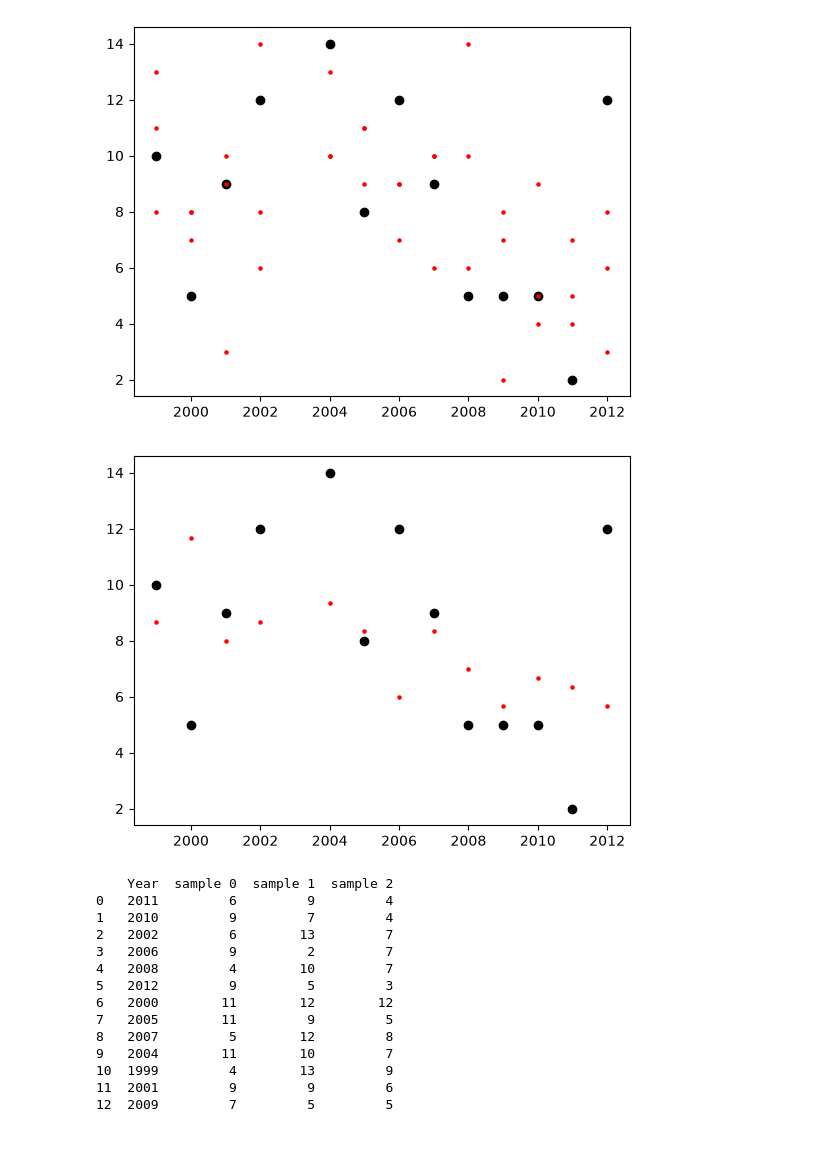
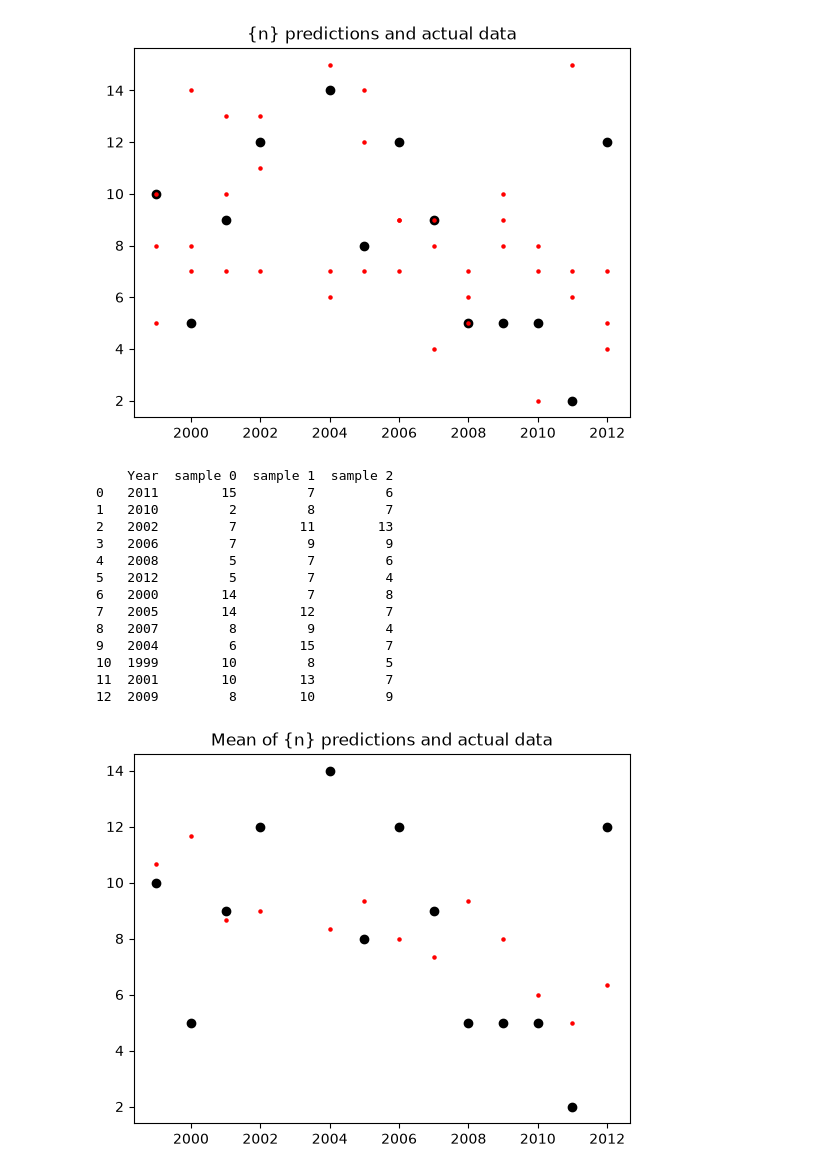
Before and after one commit to Lukeking01/Temporary_Bern02, a Jupyter notebook: Generalised_linear_models.ipynb, the cells around one changed output. Drawn from its saved outputs; the diff is of its cells as text; code cells hidden in the pictures; blank space fills up the shorter version.

```diff
--- a/Generalised_linear_models.ipynb
+++ b/Generalised_linear_models.ipynb
@@ -61,65 +61,71 @@ def prediction(year,n=1):
     for y in year:
         pred = single_prediction(y,n)
         preds.append(pred)
     return np.array(preds)
 
 
 # Scatter plot of actual values
 actual_ys = Years*max_year
 
 ys = np.linspace(1999,2012,50)
 
 def scatter_many(years,n):
     '''
     Scatter plot of actual values and predicted values, for n samples
     '''
-    plt.scatter(actual_ys,counts,c="Black")
+    plt.scatter(actual_ys,counts,c="Black", label = "Actual data")
     predictions = prediction(years,n)
     for _ in range(n):
-        plt.scatter(years,predictions[:,_],c="Red",s=5)
+        plt.scatter(years,predictions[:,_],c="Red",s=5, label = "Predictions")
+
+    plt.title("{n} predictions and actual data")
     plt.savefig(folder_path + "Poisson.jpeg")
-    plt.show()
-
-    data = {}
-    for i in range(n):
-        data[f"sample {i}"] = predictions[:,i]
-    pd.DataFrame(data).to_csv(folder_path + "Poisson_regression_sampels.csv", index = False)
-
-def scatter_mean(years,n):
-    '''
-    Scatter plot of actual values and mean of predicted values, for n samples
-    '''
-    plt.scatter(actual_ys,counts,c="Black")
-    predictions = prediction(years,n)
-    means = np.mean(predictions, axis=1)
-
-    plt.scatter(years,means,c="Red",s=5)
-    plt.savefig(folder_path + "Poisson_mean.jpeg")
     plt.show()
 
     data = {}
     data["Year"] = [int(year) for year in years]
     for i in range(n):
         data[f"sample {i}"] = predictions[:,i]
     pd.DataFrame(data).to_csv(folder_path + "Poisson_regression_sampels.csv", index = False)
     print(pd.DataFrame(data))
 
+def scatter_mean(years,n):
+    '''
+    Scatter plot of actual values and mean of predicted values, for n samples
+    '''
+    plt.scatter(actual_ys,counts,c="Black", label = "Actual data")
+    predictions = prediction(years,n)
+    means = np.mean(predictions, axis=1)
+
+    plt.scatter(years,means,c="Red",s=5, label = "Predictions")
+    plt.title("Mean of {n} predictions and actual data")
+    plt.savefig(folder_path + "Poisson_mean.jpeg")
+    plt.show()
+
+    data = {}
+    data["Year"] = [int(year) for year in years]
+    data["Mean"] = means
+    for i in range(n):
+        data[f"sample {i}"] = predictions[:,i]
+    pd.DataFrame(data).to_csv(folder_path + "Poisson_regression_sampels.csv", index = False)
+    print(pd.DataFrame(data))
+
 scatter_many(actual_ys,3)
 scatter_mean(actual_ys,3)
 # %% [output]
-[figure, old version]
+[figure, new version]
+    Year  sample 0  sample 1  sample 2
+0   2011        15         7         6
+1   2010         2         8         7
+2   2002         7        11        13
+3   2006         7         9         9
+4   2008         5         7         6
+5   2012         5         7         4
+6   2000        14         7         8
+7   2005        14        12         7
+8   2007         8         9         4
+9   2004         6        15         7
+10  1999        10         8         5
+11  2001        10        13         7
+12  2009         8        10         9
-[figure, old version]
+[figure, new version]
-    Year  sample 0  sample 1  sample 2
-0   2011         6         9         4
-1   2010         9         7         4
-2   2002         6        13         7
-3   2006         9         2         7
-4   2008         4        10         7
-5   2012         9         5         3
-6   2000        11        12        12
-7   2005        11         9         5
-8   2007         5        12         8
-9   2004        11        10         7
-10  1999         4        13         9
-11  2001         9         9         6
-12  2009         7         5         5
```
Also changed, not shown: parts of 1 cell of this notebook, 3 other files.
